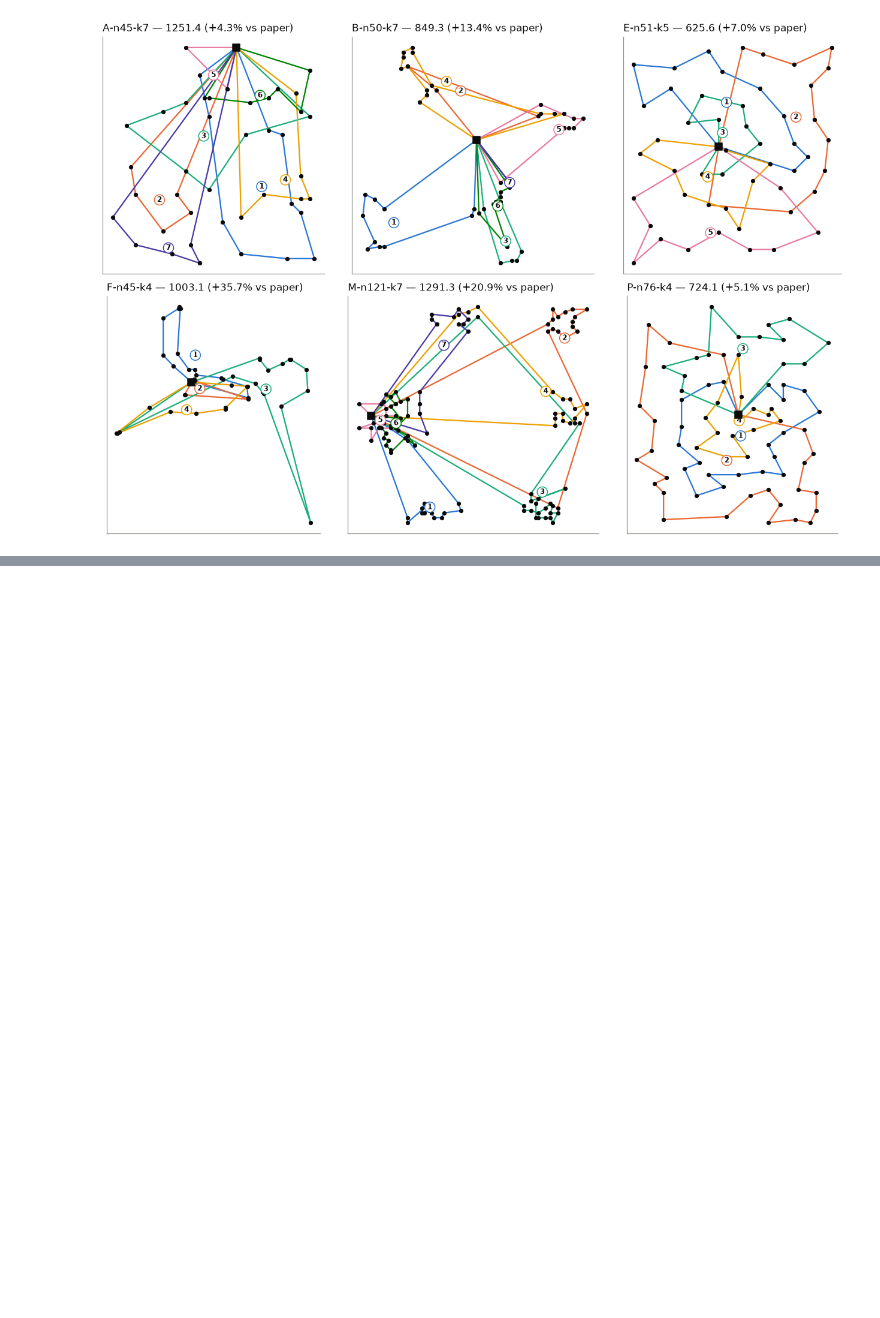
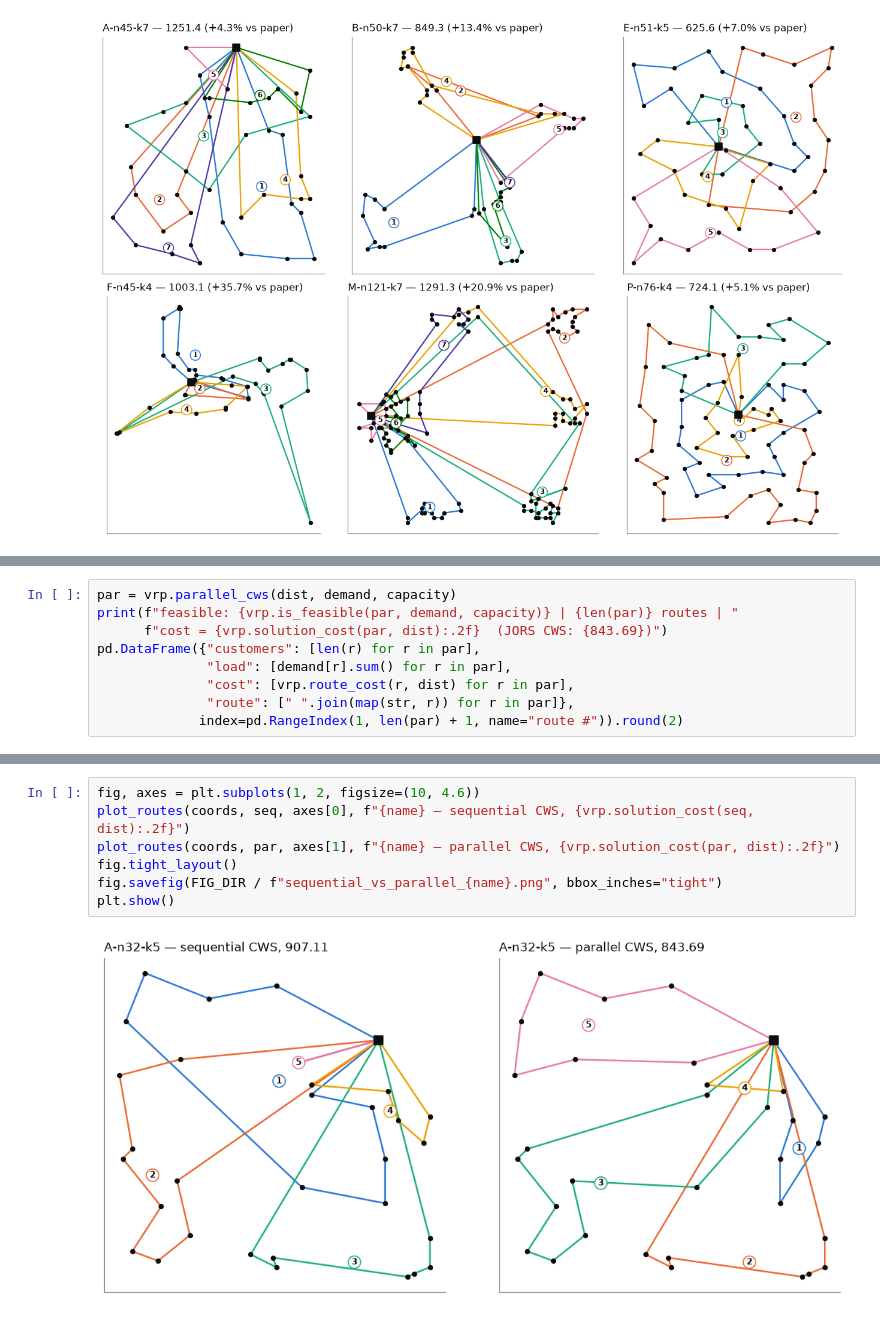
Before and after one commit to Inurria979/Heuristic-Algorithms-in-Transport-and-Finance, a Jupyter notebook: VRP/src/vrp.ipynb, the cells around one changed output, grey strips where cells are left out. Cells and saved outputs as stored; diff of their text form; blank space fills up the shorter version.

```diff
--- a/VRP/src/vrp.ipynb
+++ b/VRP/src/vrp.ipynb
@@ -377,0 +397,9 @@ plt.show()
+# %%
+par = vrp.parallel_cws(dist, demand, capacity)
+print(f"feasible: {vrp.is_feasible(par, demand, capacity)} | {len(par)} routes | "
+      f"cost = {vrp.solution_cost(par, dist):.2f}  (JORS CWS: {843.69})")
+pd.DataFrame({"customers": [len(r) for r in par],
+              "load": [demand[r].sum() for r in par],
+              "cost": [vrp.route_cost(r, dist) for r in par],
+              "route": [" ".join(map(str, r)) for r in par]},
+             index=pd.RangeIndex(1, len(par) + 1, name="route #")).round(2)
@@ -377,0 +415,9 @@ plt.show()
+# %%
+fig, axes = plt.subplots(1, 2, figsize=(10, 4.6))
+plot_routes(coords, seq, axes[0], f"{name} — sequential CWS, {vrp.solution_cost(seq, dist):.2f}")
+plot_routes(coords, par, axes[1], f"{name} — parallel CWS, {vrp.solution_cost(par, dist):.2f}")
+fig.tight_layout()
+fig.savefig(FIG_DIR / f"sequential_vs_parallel_{name}.png", bbox_inches="tight")
+plt.show()
+# %% [output]
+[figure, added]
```
Also changed, not shown: parts of 12 cells of this notebook, 8 other files.
